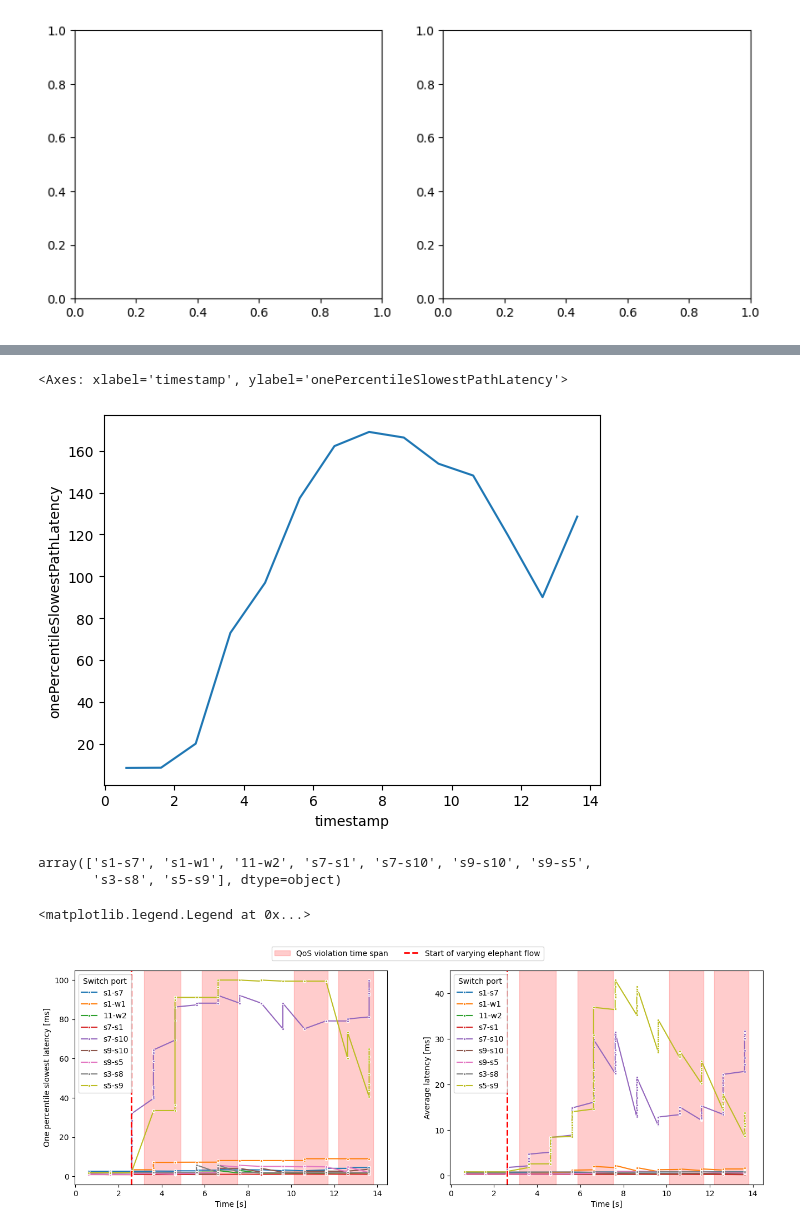
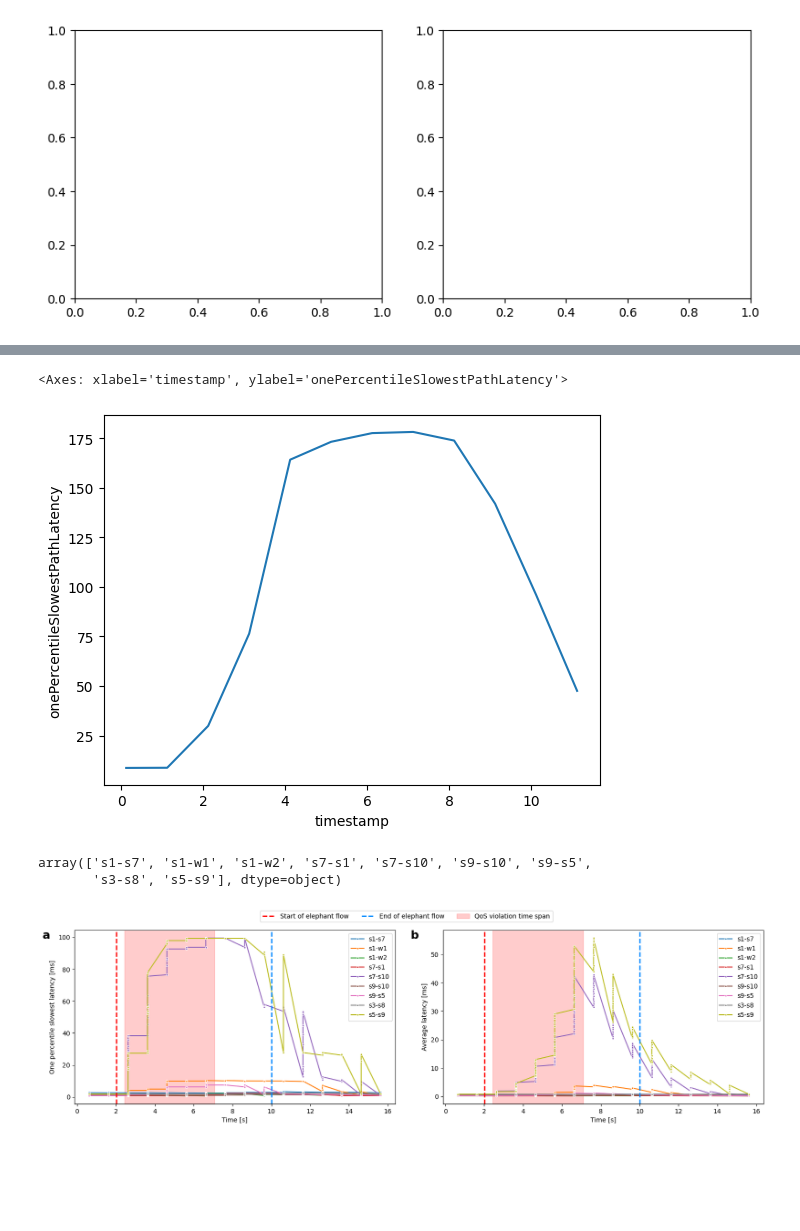
Before and after one commit to Fl0k3n/k8s-inc-evaluation, a Jupyter notebook: analysis/flows_http.ipynb, the cells around one changed output, grey strips where cells are left out. Saved outputs shown, nothing was run; the diff lists cells and outputs as text; code cells hidden in the pictures; blank space fills up the shorter version.

```diff
--- a/analysis/flows_http.ipynb
+++ b/analysis/flows_http.ipynb
@@ -10,13 +24,13 @@ collector_df = pd.read_csv('../data/new_http_tcp3/reports.csv')
 sender_df = pd.read_csv('../data/new_http_tcp3/latency_http.csv')
 # t = (164, 180)
 
-flow_start_timestamps = [
-    1716137072023787559,
-    1716137116382696201,
-    1716137144622187949,
-    1716137206155300972,
-    1716137232641267087
-]
+# flow_start_timestamps = [
+#     1716137072023787559,
+#     1716137116382696201,
+#     1716137144622187949,
+#     1716137206155300972,
+#     1716137232641267087
+# ]
 
 
 flow_start_timestamps = [
@@ -47,11 +61,11 @@ for i, x in enumerate(flow_start_timestamps):
     flow_start_timestamps[i] = (float(x) / 1e9) - start
     print(flow_start_timestamps[i])
 
-# t = (34, 46, flow_start_timestamps[0])
-# t = (86, 96, flow_start_timestamps[1])
-# t = (113, 123, flow_start_timestamps[2])
-# t = (137, 147, flow_start_timestamps[3])
-t = (168, 182, flow_start_timestamps[4])
+t = (34.5, 46.5, flow_start_timestamps[0])
+# t = (86.87, 96.87, flow_start_timestamps[1])
+# t = (113.1, 123.1, flow_start_timestamps[2])
+t4 = (137.5, 147.5, flow_start_timestamps[3])
+t5 = (168.5, 180.5, flow_start_timestamps[4])
 # %% [output]
 36.50267553329468
 88.87860703468323
@@ -223,7 +274,7 @@ sns.lineplot(data=sender_df[(sender_df['timestamp'] > t[0]) & (sender_df['timest
 port_key_map_v2 = {
     'r1_r7': 's1-s7',
     'r1_tree-worker2': 's1-w1',
-    'r1_tree-worker11': '11-w2',
+    'r1_tree-worker11': 's1-w2',
     'r7_r1': 's7-s1',
     'r7_r10': 's7-s10',
     'r9_r10': 's9-s10',
@@ -277,39 +328,45 @@ def sub_summary_df(summary_df: pd.DataFrame, t, t0) -> pd.DataFrame:
 sns.lineplot(data=sub_summary_df(summary_df, t, cur_experiment_start), x='timestamp', y='onePercentileSlowestPathLatency', errorbar=None)
 # %% [output]
 <Axes: xlabel='timestamp', ylabel='onePercentileSlowestPathLatency'>
-[figure, old version]
+[figure, new version]
 # %%
 summary_df['port_key'].unique()
 # %% [output]
-array(['s1-s7', 's1-w1', '11-w2', 's7-s1', 's7-s10', 's9-s10', 's9-s5',
+array(['s1-s7', 's1-w1', 's1-w2', 's7-s1', 's7-s10', 's9-s10', 's9-s5',
        's3-s8', 's5-s9'], dtype=object)
 # %%
 fig, ax = plt.subplots(1, 2, figsize=(16, 5))
 N = len(collector_df)
-sns.lineplot(ax=ax[0], data=sub_summary_df(summary_df, [t[0], t[1] + 0.5], cur_experiment_start), x='timestamp', y='onePercentileSlowestLatency', hue='port_key', legend=True, estimator=None, n_boot=0, marker='o', markersize=3)
-sns.lineplot(ax=ax[1], data=sub_summary_df(summary_df, [t[0], t[1] + 0.5], cur_experiment_start), x='timestamp', y='averageLatency', hue='port_key', legend=True, estimator=None, n_boot=0, marker='o', markersize=3)
+sd2 = summary_df.copy()
+sd2['timestamp'] += 0.5
+sns.lineplot(ax=ax[0], data=sub_summary_df(sd2, [t[0], t[1] + 4], cur_experiment_start), x='timestamp', y='onePercentileSlowestLatency', hue='port_key', legend=True, estimator=None, n_boot=0, marker='o', markersize=3)
+sns.lineplot(ax=ax[1], data=sub_summary_df(sd2, [t[0], t[1] + 4], cur_experiment_start), x='timestamp', y='averageLatency', hue='port_key', legend=True, estimator=None, n_boot=0, marker='o', markersize=3)
 sns.move_legend(ax[0], "upper left")
 sns.move_legend(ax[1], "upper left")
 ax[0].set_xlabel("Time [s]")
 ax[0].set_ylabel("One percentile slowest latency [ms]")
 ax[1].set_xlabel("Time [s]")
 ax[1].set_ylabel("Average latency [ms]")
 for a in ax:
     a.legend_.set_title("Switch port")
 display_qos_violations(violation_ranges, ax[0], padding=0)
 display_qos_violations(violation_ranges, ax[1], padding=0)
 
 for a in ax:
     a.axvline(elephant_start, color='red', linestyle='--', linewidth=2)
+    a.axvline(elephant_start+8, color='#0088ff', linestyle='--', linewidth=2)
+    a.legend(loc='upper right')
 event_patch = mpatches.Patch(color='red', alpha=0.2, label='QoS violation time span')
 # Custom legend for the dashed green vertical line
-start_line = mlines.Line2D([], [], color='red', linestyle='--', linewidth=2, label='Start of varying elephant flow')
+start_line = mlines.Line2D([], [], color='red', linestyle='--', linewidth=2, label='Start of elephant flow')
+end_line = mlines.Line2D([], [], color='#0088ff', linestyle='--', linewidth=2, label='End of elephant flow')
 
 # Place the combined legend in the middle
-fig.legend(handles=[event_patch, start_line], loc='upper center', bbox_to_anchor=(0.5, 0.98), ncol=2)
+fig.legend(handles=[start_line, end_line, event_patch], loc='upper center', bbox_to_anchor=(0.5, 0.98), ncol=3)
+annotate(ax)
+save_fig('scenario_1_k8s_latency_tcp', fig)
 # %% [output]
-<matplotlib.legend.Legend at 0x...>
-[figure, old version]
+[figure, new version]
 # %%
 fig, ax = plt.subplots(1, 2, figsize=(14, 6))
 N = len(collector_df)
```
Also changed, not shown: parts of 6 cells of this notebook, 27 other files.
